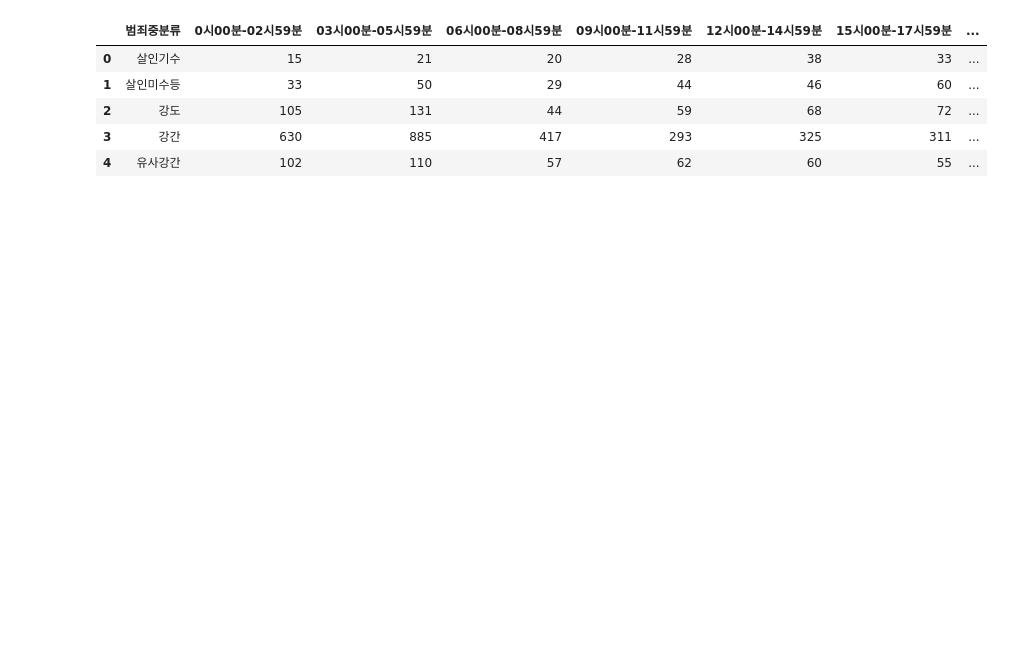
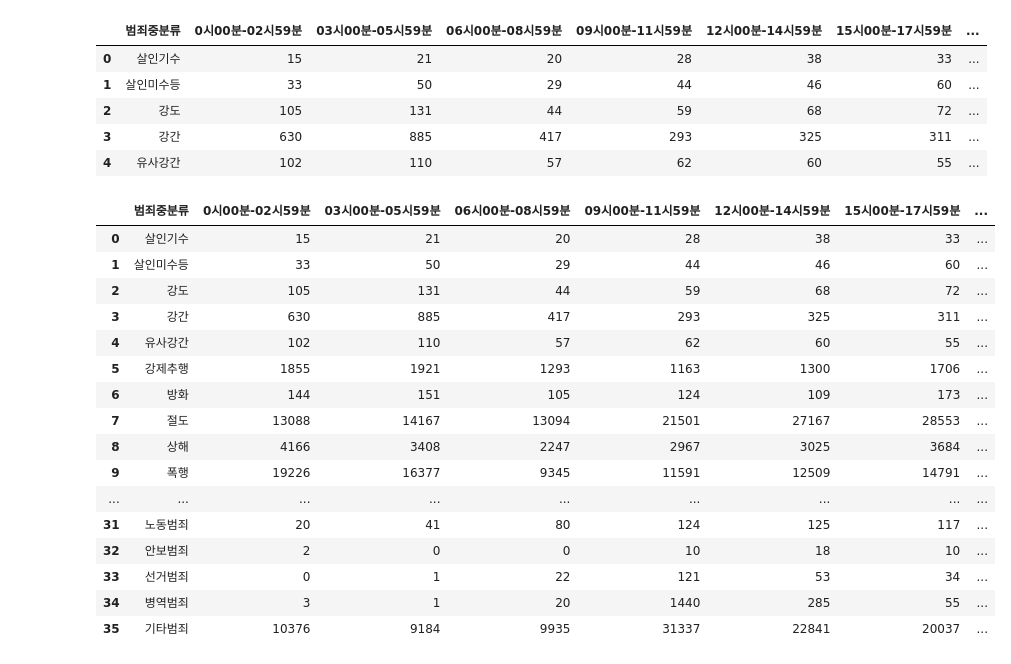
Before and after one commit to levhyun/MachineLearningTeamProject, a Jupyter notebook: 01.ipynb, the cells around one changed output. Cells and saved outputs as stored; diff of their text form; code cells hidden in the pictures; blank space fills up the shorter version.

Commit message:
Dividing Time and Day

```diff
--- a/01.ipynb
+++ b/01.ipynb
@@ -10,3 +10,26 @@ criminalTimeAndDay.head()
 | 2 | 강도 | 105 | 131 | 44 | 59 | 68 | 72 | ... |
 | 3 | 강간 | 630 | 885 | 417 | 293 | 325 | 311 | ... |
 | 4 | 유사강간 | 102 | 110 | 57 | 62 | 60 | 55 | ... |
+# %%
+# 시간에 대한 범죄
+
+criminalTime = criminalTimeAndDay[list(criminalTimeAndDay.columns)[:9]]
+criminalTime
+# %% [output]
+|  | 범죄중분류 | 0시00분-02시59분 | 03시00분-05시59분 | 06시00분-08시59분 | 09시00분-11시59분 | 12시00분-14시59분 | 15시00분-17시59분 | ... |
+| 0 | 살인기수 | 15 | 21 | 20 | 28 | 38 | 33 | ... |
+| 1 | 살인미수등 | 33 | 50 | 29 | 44 | 46 | 60 | ... |
+| 2 | 강도 | 105 | 131 | 44 | 59 | 68 | 72 | ... |
+| 3 | 강간 | 630 | 885 | 417 | 293 | 325 | 311 | ... |
+| 4 | 유사강간 | 102 | 110 | 57 | 62 | 60 | 55 | ... |
+| 5 | 강제추행 | 1855 | 1921 | 1293 | 1163 | 1300 | 1706 | ... |
+| 6 | 방화 | 144 | 151 | 105 | 124 | 109 | 173 | ... |
+| 7 | 절도 | 13088 | 14167 | 13094 | 21501 | 27167 | 28553 | ... |
+| 8 | 상해 | 4166 | 3408 | 2247 | 2967 | 3025 | 3684 | ... |
+| 9 | 폭행 | 19226 | 16377 | 9345 | 11591 | 12509 | 14791 | ... |
+| ... | ... | ... | ... | ... | ... | ... | ... | ... |
+| 31 | 노동범죄 | 20 | 41 | 80 | 124 | 125 | 117 | ... |
+| 32 | 안보범죄 | 2 | 0 | 0 | 10 | 18 | 10 | ... |
+| 33 | 선거범죄 | 0 | 1 | 22 | 121 | 53 | 34 | ... |
+| 34 | 병역범죄 | 3 | 1 | 20 | 1440 | 285 | 55 | ... |
+| 35 | 기타범죄 | 10376 | 9184 | 9935 | 31337 | 22841 | 20037 | ... |
```
Also changed, not shown: parts of 1 cell of this notebook, 1 other file.
